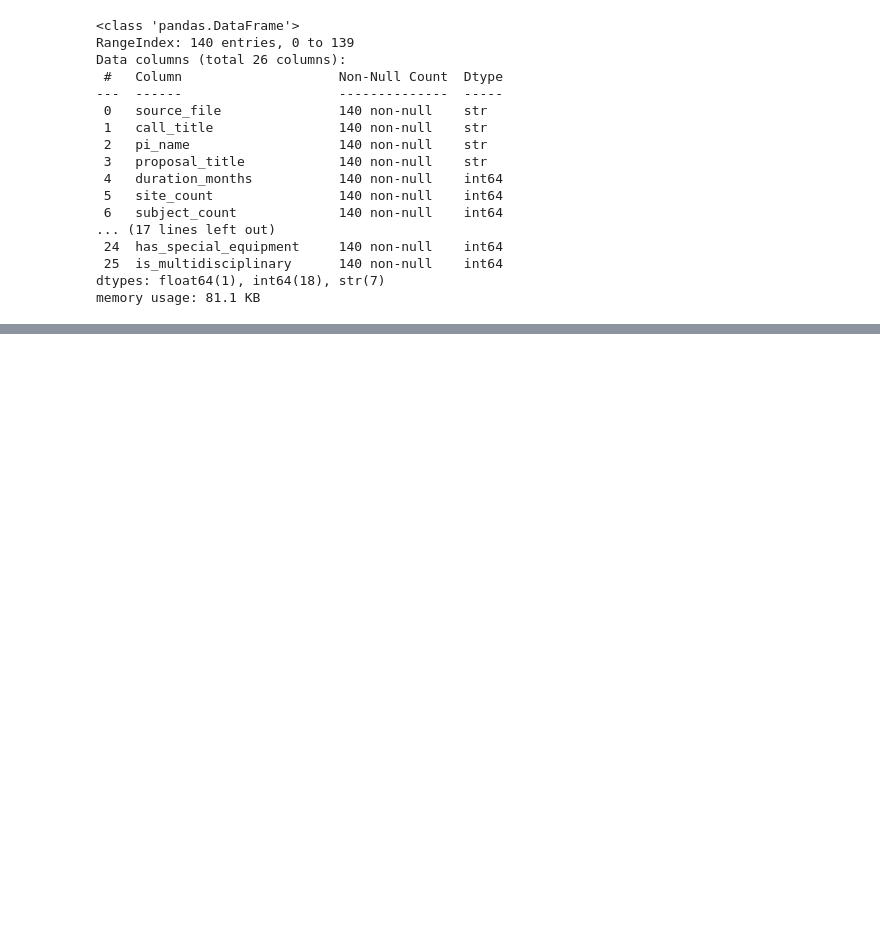
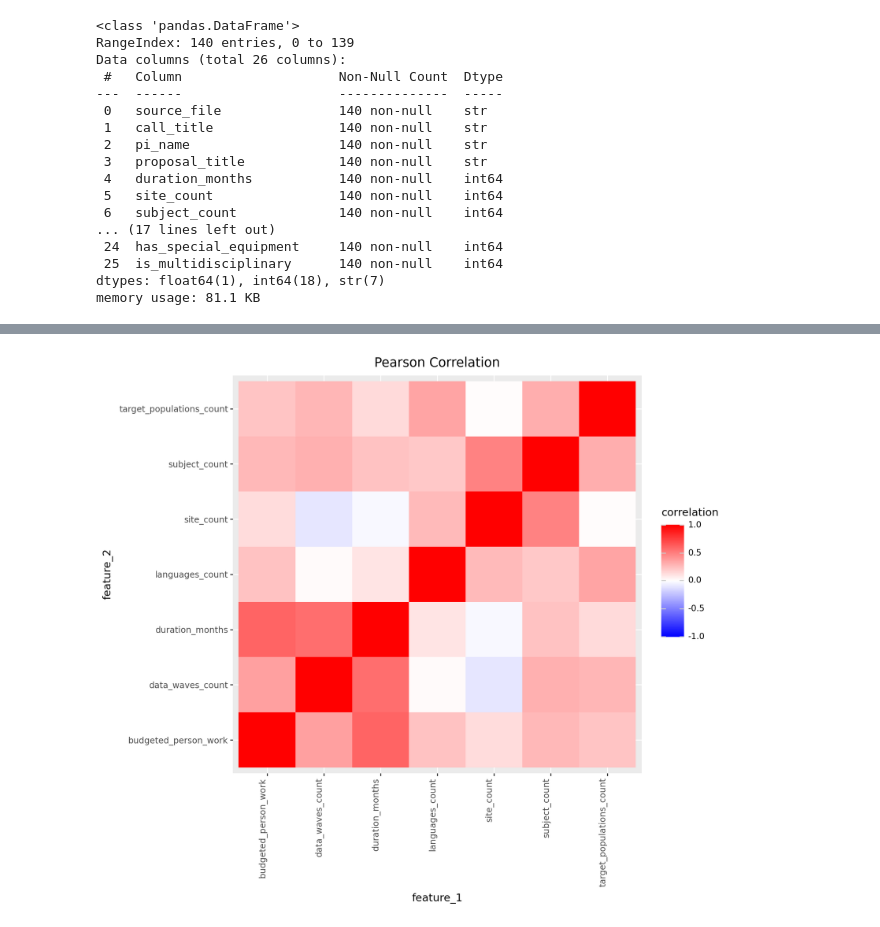
Before and after one commit to idowein/MOECSO, a Jupyter notebook: budget_estimation/Budget_estimation.ipynb, the cells around one changed output, grey strips where cells are left out. Cells and saved outputs as stored; diff of their text form; code cells hidden in the pictures; blank space fills up the shorter version.

```diff
--- a/budget_estimation/Budget_estimation.ipynb
+++ b/budget_estimation/Budget_estimation.ipynb
@@ -96,0 +168,4 @@ memory usage: 81.1 KB
+# %%
+cols_with_unknown = df.select_dtypes(include=["number"]).columns.tolist() # collecting columns name's with uncertainty
+df_clean = df.copy() # creating clean data frame
+df_clean[cols_with_unknown] = df_clean[cols_with_unknown].replace(-1, np.nan)
@@ -96,0 +212,22 @@ memory usage: 81.1 KB
+# %%
+binary_cols = ["has_surveys", "has_interviews", "has_focus_groups", "has_observations",
+               "has_tests", "requires_translation", "uses_admin_data",
+               "requires_data_linking", "is_complex_design", "has_external_services",
+               "has_special_equipment", "is_multidisciplinary"]
+
+continuous_cols = ["duration_months", "site_count", "subject_count",
+                    "target_populations_count", "data_waves_count",
+                    "languages_count", "budgeted_person_work"]
+
+numeric_cols = df_clean.select_dtypes(include = ["number"]).columns.tolist()
+# %%
+def corr_heatmap(matrix, title):
+    long = matrix.reset_index().melt(id_vars="index")
+    long.columns = ["feature_1", "feature_2", "correlation"]
+    return (
+        pln.ggplot(long, pln.aes("feature_1", "feature_2", fill="correlation"))
+        + pln.geom_tile()
+        + pln.scale_fill_gradient2(low="blue", mid="white", high="red", midpoint=0, limits=(-1, 1))
+        + pln.theme(axis_text_x=pln.element_text(rotation=90, hjust=1), figure_size=(9, 8))
+        + pln.labs(title=title)
+    )
@@ -96,0 +236,3 @@ memory usage: 81.1 KB
+# %%
+linear_corr_continuous = df_clean[continuous_cols].corr(method="pearson")
+linear_corr_continuous
@@ -96,0 +248,4 @@ memory usage: 81.1 KB
+# %%
+corr_heatmap(linear_corr_continuous, "Pearson Correlation")
+# %% [output]
+[figure, added]
```
Also changed, not shown: parts of 25 cells of this notebook.
